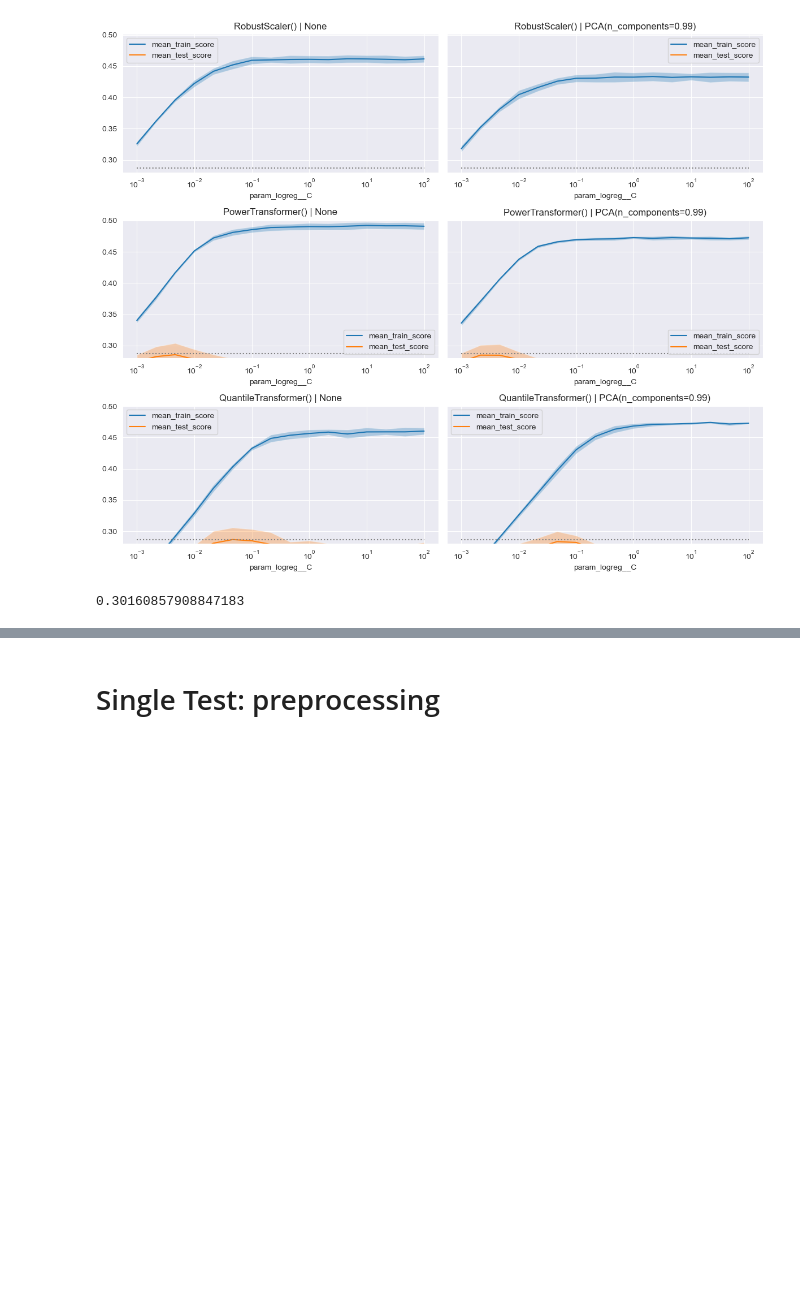
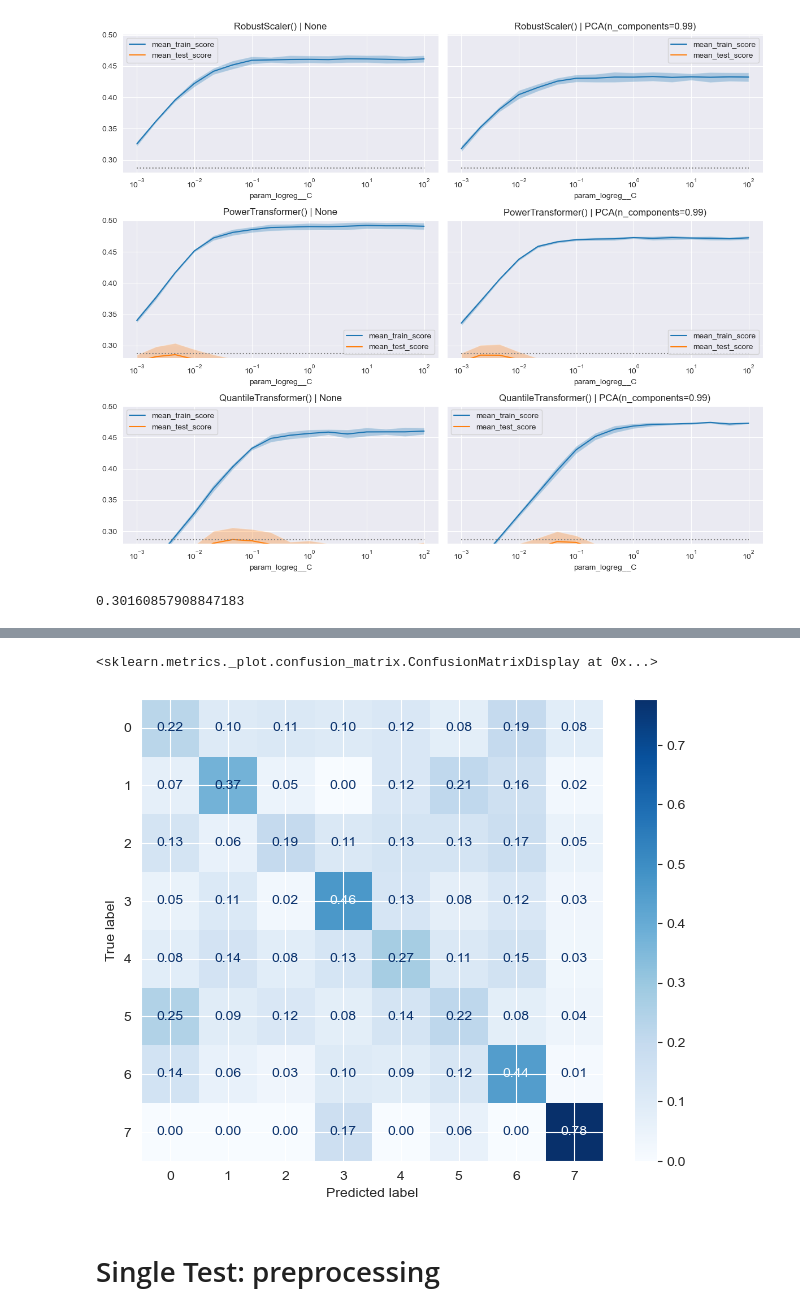
Before and after one commit to shenchris/un2015, a Jupyter notebook: un2015.ipynb, the cells around one changed output, grey strips where cells are left out. Saved outputs shown, nothing was run; the diff lists cells and outputs as text; code cells hidden in the pictures; blank space fills up the shorter version.

```diff
--- a/un2015.ipynb
+++ b/un2015.ipynb
@@ -745,3 +764,10 @@ best_clf.score(X_test, y_test)
+# %%
+disp = ConfusionMatrixDisplay(confusion_matrix=cm_normalized_by_row)
+fig, ax = plt.subplots(figsize=(8, 6))  # Set the figure size for better clarity
+disp.plot(cmap="Blues", ax=ax, values_format=".2f")
+# %% [output]
+<sklearn.metrics._plot.confusion_matrix.ConfusionMatrixDisplay at 0x...>
+[figure, added]
 # %% [markdown]
 # Single Test: preprocessing
 # %%
```
Also changed, not shown: parts of 11 cells of this notebook.
